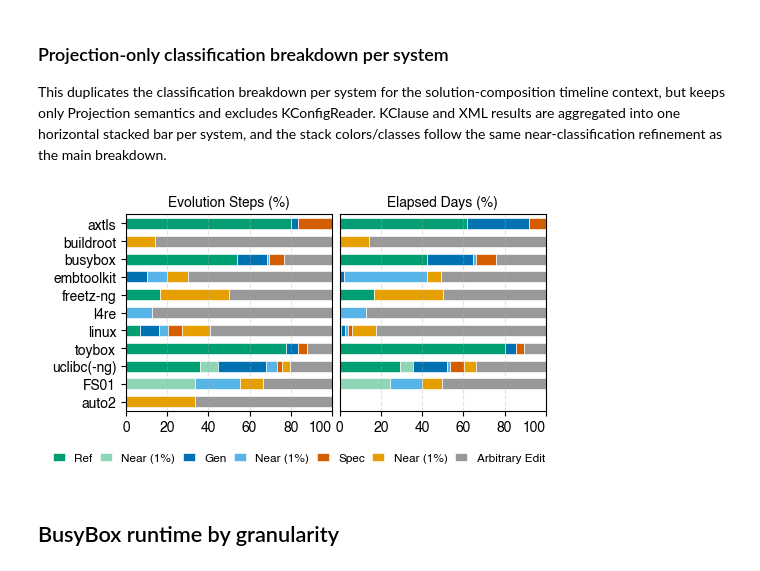
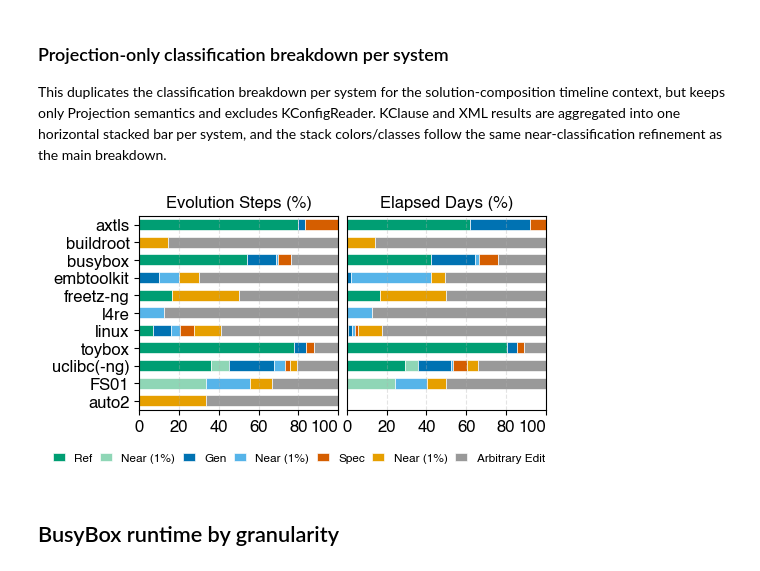
Before and after one commit to ekuiter/torte, a Jupyter notebook: experiments/feature-model-differences/evaluation.ipynb, the cells around one changed output. Drawn from its saved outputs; the diff is of its cells as text; code cells hidden in the pictures.

```diff
--- a/experiments/feature-model-differences/evaluation.ipynb
+++ b/experiments/feature-model-differences/evaluation.ipynb
@@ -2592,9 +2592,9 @@ n_rows = 1
 # A single compact row makes the three task facets comparable while keeping the saved PDF
 # small enough for the paper column layout. Axes are shared so only the leftmost facet needs
 # y-axis labels.
-with plt.rc_context({'font.family': 'Helvetica', 'font.size': 12}):
+with plt.rc_context({'font.family': 'Helvetica', 'font.size': 13}):
     fig, axes = plt.subplots(
-        n_rows, n_cols, figsize=(5.4, 2.8), sharex=True, sharey=True, squeeze=False,
+        n_rows, n_cols, figsize=(5.4, 2.87), sharex=True, sharey=True, squeeze=False,
     )
 
     for fi, facet in enumerate(facets):
@@ -2636,18 +2636,18 @@ with plt.rc_context({'font.family': 'Helvetica', 'font.size': 12}):
         ax.axhline(TIMEOUT, color=COLOR['timeout'], linestyle='--', linewidth=0.6, alpha=0.7)
         ax.set_yscale('log')
         format_runtime_yaxis(ax)
-        ax.set_title(_FACET_LABELS.get(facet, facet), fontsize=12)
+        ax.set_title(_FACET_LABELS.get(facet, facet), fontsize=13)
         ax.set_xlabel('')
         if fi == 0:
-            ax.set_ylabel('Runtime ($\log_{10}$ s)', fontsize=12)
+            ax.set_ylabel('Runtime ($\log_{10}$ s)', fontsize=13)
         else:
             ax.set_ylabel('')
             ax.tick_params(axis='y', which='both', left=False, labelleft=False)
         ax.grid(axis='y', linestyle='--', alpha=0.35, which='major')
         ax.set_xticks(pd.to_datetime(['2005-01-01', '2015-01-01', '2025-01-01']))
-        ax.xaxis.set_major_formatter(_mdates.DateFormatter('%Y'))
-        ax.tick_params(axis='x', rotation=0, labelsize=12)
-        ax.tick_params(axis='y', labelsize=12)
+        ax.set_xticklabels(['2005', '2015', "'25"])
+        ax.tick_params(axis='x', rotation=0, labelsize=13)
+        ax.tick_params(axis='y', labelsize=13)
 
         _trends_df = pd.DataFrame(_trend_records)
         if not _trends_df.empty:
@@ -4587,14 +4587,14 @@ with plt.rc_context({'font.family': 'Helvetica', 'font.size': 12}):
                        s=38, linewidths=1.1, zorder=10)
 
     ax.set_yticks(_ytick_pos)
-    ax.set_yticklabels(_ytick_lbl, fontsize=10)
+    ax.set_yticklabels(_ytick_lbl, fontsize=12)
     ax.set_ylim(-0.5, _y_total)
     ax.invert_yaxis()
     ax.set_xlabel('')
     ax.grid(axis='x', linestyle='--', alpha=0.3)
     ax.xaxis.set_major_locator(_mdates.YearLocator(5))
     ax.xaxis.set_major_formatter(_mdates.DateFormatter('%Y'))
-    ax.tick_params(axis='x', rotation=0, labelsize=10)
+    ax.tick_params(axis='x', rotation=0, labelsize=12)
 
     # ── legend ────────────────────────────────────────────────────────────────────
     # Projection is implicit in the figure. The final-timeout marker remains in the
@@ -4895,51 +4895,51 @@ with plt.rc_context({'font.family': 'Helvetica', 'font.size': 12}):
             )
             left += values
 
-        ax.set_title(title, fontsize=10)
+        ax.set_title(title, fontsize=12)
         ax.set_xlim(0, 100)
         ax.xaxis.set_major_locator(ticker.MultipleLocator(20))
         ax.xaxis.set_major_formatter(ticker.FuncFormatter(lambda v, _: f'{v:.0f}'))
-        ax.tick_params(axis='x', labelsize=10)
+        ax.tick_params(axis='x', labelsize=12)
         for label in ax.get_xticklabels():
             if label.get_text() == '100':
                 label.set_horizontalalignment('right')
         ax.grid(axis='x', linestyle='--', alpha=0.35)
 
     axes[0].set_yticks(_y)
-    axes[0].set_yticklabels([_PROJ_BREAKDOWN_LABELS.get(s, s) for s in _proj_system_order], fontsize=10)
+    axes[0].set_yticklabels([_PROJ_BREAKDOWN_LABELS.get(s, s) for s in _proj_system_order], fontsize=12)
     axes[0].set_ylim(_y[-1] + _row_step / 2, -_row_step / 2)
     axes[1].tick_params(axis='y', left=False, labelleft=False)
 
     _timeline_legend_labels = {
         'Refactoring': 'Ref',
         'Near Refactoring': 'Near (1%)',
         'Generalization': 'Gen',
         'Near Generalization': 'Near (1%)',
         'Specialization': 'Spec',
         'Near Specialization': 'Near (1%)',
         'Truly Arbitrary': 'Arbitrary Edit',
     }
     _legend_handle_style = dict(edgecolor='white', linewidth=0.45)
     _legend_handles = [
         plt.Rectangle((0, 0), 1, 1, facecolor=_CLF_DETAILED_COLORS[c], **_legend_handle_style)
         for c in _CLF_DETAILED_ORDER
     ]
     fig.legend(
         _legend_handles,
         [_timeline_legend_labels[c] for c in _CLF_DETAILED_ORDER],
         loc='lower center',
         ncol=len(_CLF_DETAILED_ORDER),
         fontsize=8.5,
         frameon=False,
         handlelength=1.0,
         columnspacing=0.65,
         bbox_to_anchor=(0.5, 0.035),
     )
     fig.tight_layout(rect=[0, 0.105, 1, 1], w_pad=0.25)
     fig.savefig(paper_image_dir / 'classification-breakdown.pdf', bbox_inches='tight', pad_inches=0)
     plt.show()
 # %% [output]
-[figure, old version]
+[figure, new version]
 # %% [markdown]
 ## BusyBox runtime by granularity
 # %%
```
Also changed, not shown: parts of 2 cells of this notebook.
